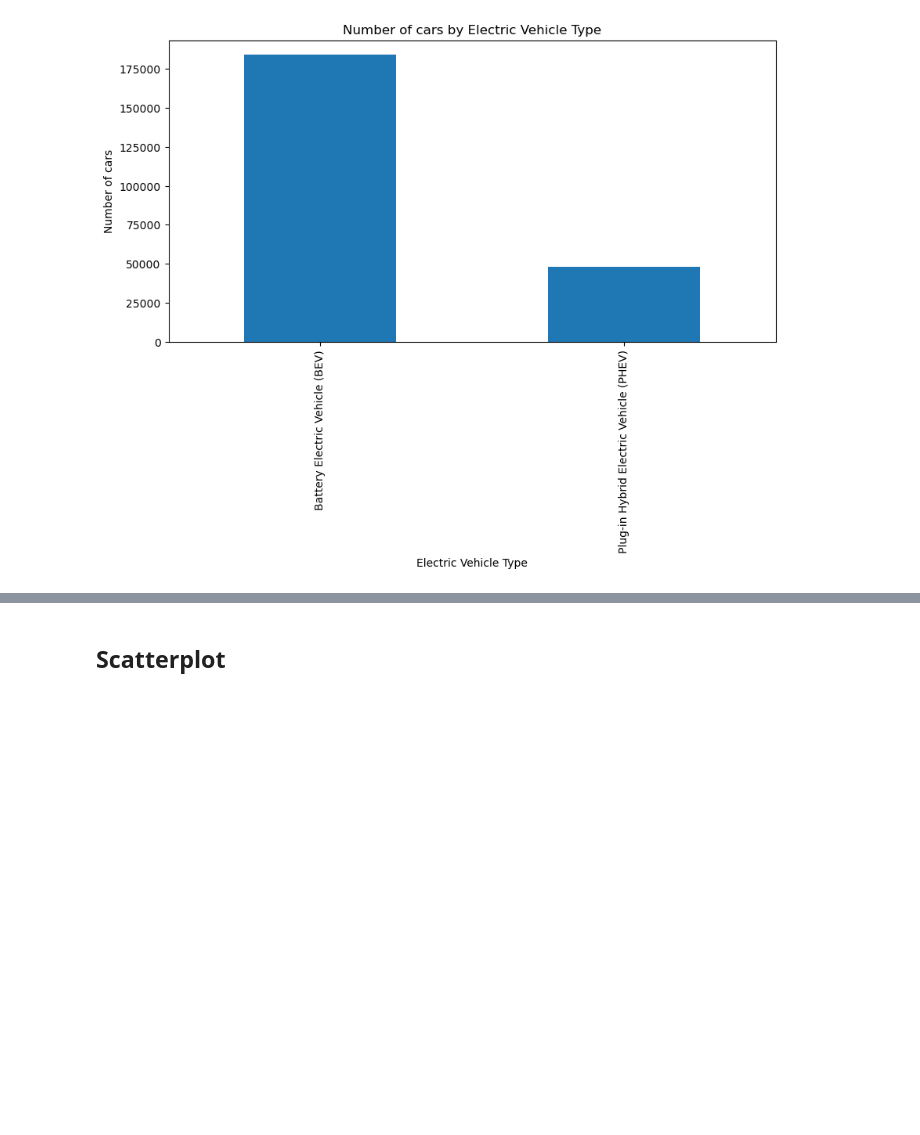
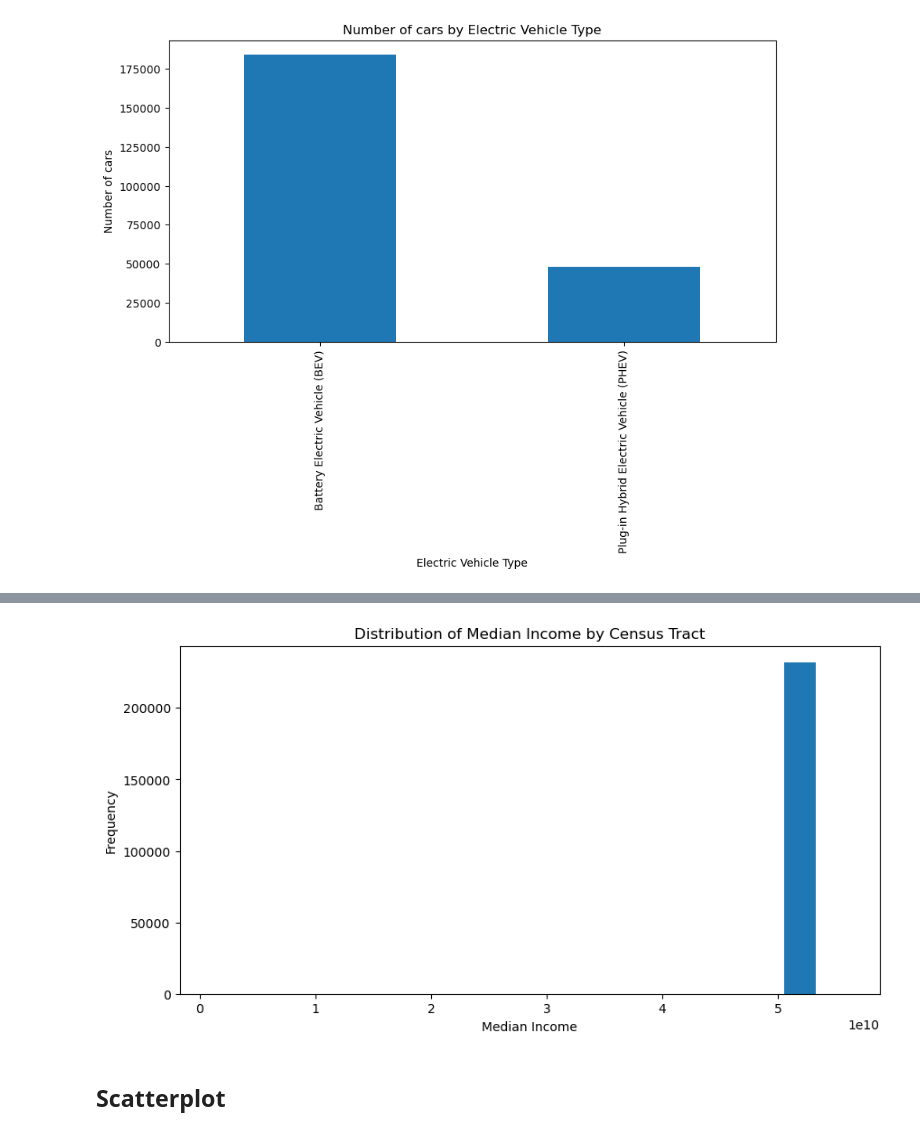
Before and after one commit to Catalina280517/CA-Electric-Vehicles, a Jupyter notebook: CA-Electric Vehicles.ipynb, the cells around one changed output, grey strips where cells are left out. Saved outputs shown, nothing was run; the diff lists cells and outputs as text; code cells hidden in the pictures; blank space fills up the shorter version.

```diff
--- a/CA-Electric Vehicles.ipynb
+++ b/CA-Electric Vehicles.ipynb
@@ -214,3 +223,11 @@ plt.show()
+# %%
+df["2020 Census Tract"].plot(kind="hist", bins=20, figsize=(10, 5))
+plt.title("Distribution of Median Income by Census Tract")
+plt.xlabel("Median Income")
+plt.ylabel("Frequency")
+plt.show()
+# %% [output]
+[figure, added]
 # %% [markdown]
 ## Scatterplot
 # %%
```
Also changed, not shown: parts of 6 cells of this notebook.
